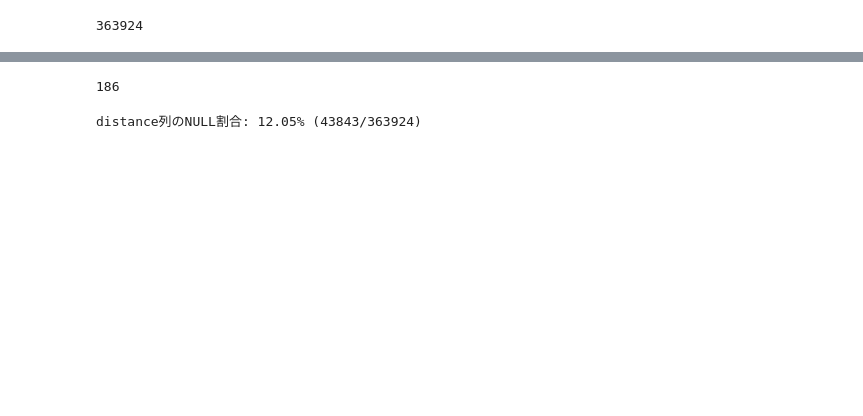
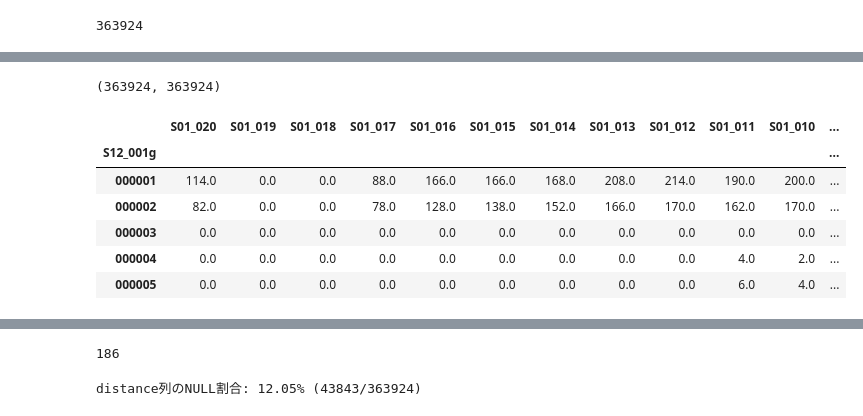
Before and after one commit to tomoya-kmt/signature, a Jupyter notebook: my_code/data_preprocess.ipynb, the cells around one changed output, grey strips where cells are left out. Saved outputs shown, nothing was run; the diff lists cells and outputs as text; code cells hidden in the pictures; blank space fills up the shorter version.

```diff
--- a/my_code/data_preprocess.ipynb
+++ b/my_code/data_preprocess.ipynb
@@ -168,0 +94,41 @@ train_gdf=utils.nearest_merge(train_gdf,gdf_json2,threshold=1000)
+# %%
+len(train_df),len(source_df)
+# %% [output]
+(363924, 363924)
+# %%
+map3=utils.generate_year_mapping(2011,'S01_008',14,0)
+rosen_gdf = gpd.read_file(os.path.join('..', 'data', 'train', 'S12-24_NumberOfPassengers.geojson'))
+rosen=rosen_gdf.groupby(by="S12_001g").agg(
+    S01_020=("S12_057","sum"),
+    S01_019=("S12_053","sum"),
+    S01_018=("S12_049","sum"),
+    S01_017=("S12_045","sum"),
+    S01_016=("S12_041","sum"),
+    S01_015=("S12_037","sum"),
+    S01_014=("S12_033","sum"),
+    S01_013=("S12_029","sum"),
+    S01_012=("S12_025","sum"),
+    S01_011=("S12_021","sum"),
+    S01_010=("S12_017","sum"),
+    S01_009=("S12_013","sum"),
+    S01_008=("S12_009","sum"),
+    eki_name1=("S12_001","first"),
+    geometry=("geometry","first")
+)
+rosen["S01_021"]=np.nan
+#rosen=rosen.replace({0:np.nan})
+rosen["ID"]=range(0, len(rosen))
+rosen=gpd.GeoDataFrame(rosen,geometry="geometry",crs="EPSG:6677")
+rosen.head()
+# result_df=utils.merge_lag_features(source_df,rosen,"eki_name1","_eki1",map3)
+# rosen=rosen.rename(columns={"eki_name1":"eki_name2"})
+# source_df=utils.merge_lag_features(source_df,rosen,"eki_name2","_eki2",map3)
+# source_df.head()
+# %% [output]
+|  | S01_020 | S01_019 | S01_018 | S01_017 | S01_016 | S01_015 | S01_014 | S01_013 | S01_012 | S01_011 | S01_010 | ... |
+| S12_001g |  |  |  |  |  |  |  |  |  |  |  | ... |
+| 000001 | 114.0 | 0.0 | 0.0 | 88.0 | 166.0 | 166.0 | 168.0 | 208.0 | 214.0 | 190.0 | 200.0 | ... |
+| 000002 | 82.0 | 0.0 | 0.0 | 78.0 | 128.0 | 138.0 | 152.0 | 166.0 | 170.0 | 162.0 | 170.0 | ... |
+| 000003 | 0.0 | 0.0 | 0.0 | 0.0 | 0.0 | 0.0 | 0.0 | 0.0 | 0.0 | 0.0 | 0.0 | ... |
+| 000004 | 0.0 | 0.0 | 0.0 | 0.0 | 0.0 | 0.0 | 0.0 | 0.0 | 0.0 | 4.0 | 2.0 | ... |
+| 000005 | 0.0 | 0.0 | 0.0 | 0.0 | 0.0 | 0.0 | 0.0 | 0.0 | 0.0 | 6.0 | 4.0 | ... |
```
Also changed, not shown: parts of 36 cells of this notebook, 1 other file.
